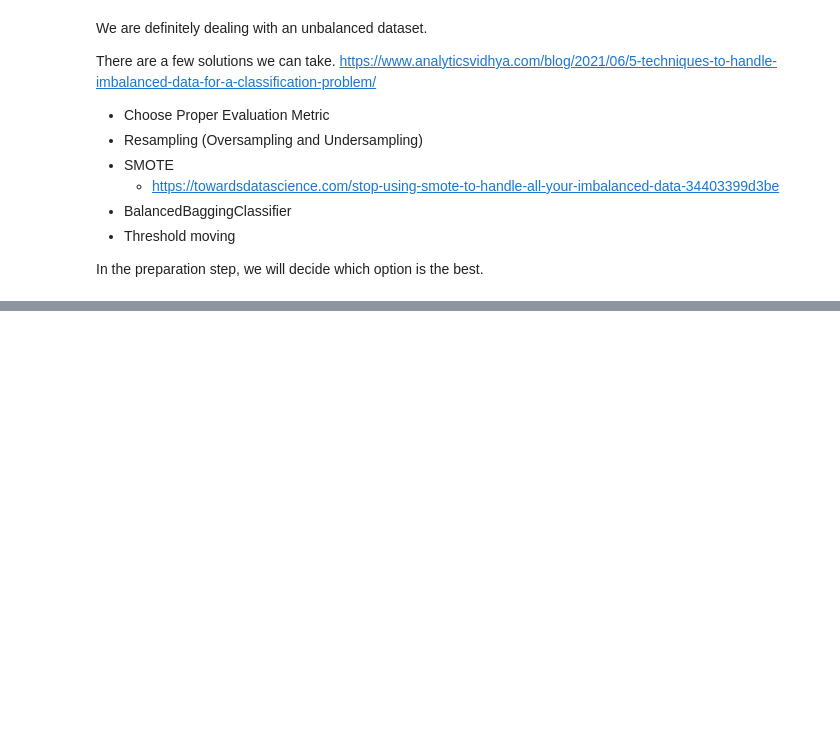
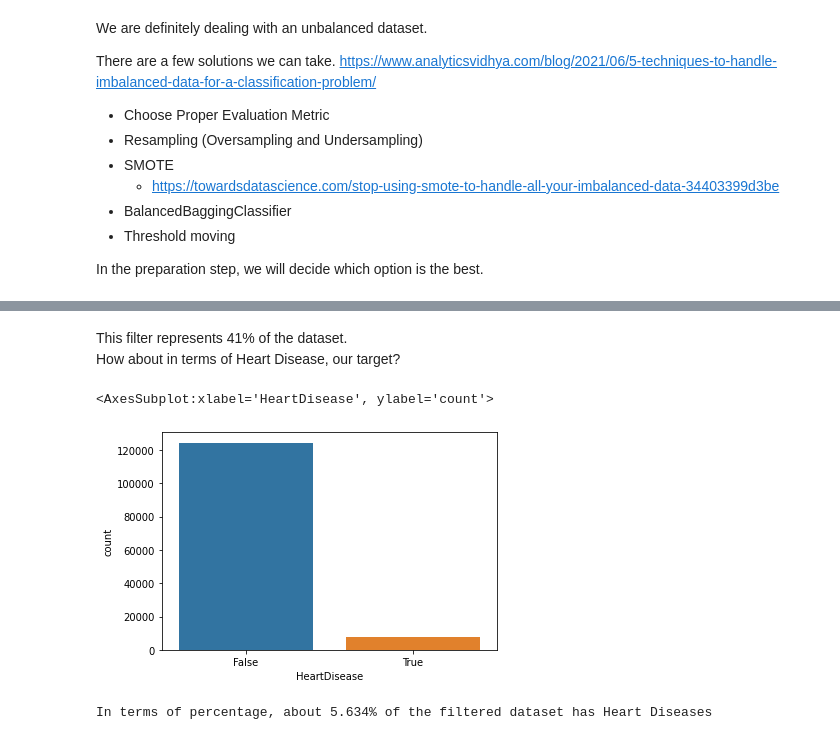
Before and after one commit to Portugapt/AAA-Explainability, a Jupyter notebook: source/1_preprocessing/1_heart-preprocess.ipynb, the cells around one changed output, grey strips where cells are left out. Cells and saved outputs as stored; diff of their text form; code cells hidden in the pictures; blank space fills up the shorter version.

```diff
--- a/source/1_preprocessing/1_heart-preprocess.ipynb
+++ b/source/1_preprocessing/1_heart-preprocess.ipynb
@@ -264,0 +377,5 @@ In the preparation step, we will decide which option is the best.
+# %%
+logging.info(f'Create filtered dataset with 6 features to False or 0')
+dfHeart_filter_1 = dfHeart_v1[(dfHeart_v1['AlcoholDrinking'] == False) & (dfHeart_v1['Stroke'] == False) & \
+                              (dfHeart_v1['KidneyDisease'] == False) & (dfHeart_v1['SkinCancer'] == False) & \
+                              (dfHeart_v1['MentalHealth'] == 0) & (dfHeart_v1['PhysicalHealth'] == 0)]
@@ -264,0 +402,12 @@ In the preparation step, we will decide which option is the best.
+# %% [markdown]
+This filter represents 41% of the dataset.
+How about in terms of Heart Disease, our target?
+# %%
+sns.countplot(x = dfHeart_filter_1['HeartDisease'])
+# %% [output]
+<AxesSubplot:xlabel='HeartDisease', ylabel='count'>
+[figure, added]
+# %%
+print(f'In terms of percentage, about {round(dfHeart_filter_1["HeartDisease"].sum()/dfHeart_filter_1["HeartDisease"].count()*100,3)}% of the filtered dataset has Heart Diseases')
+# %% [output]
+In terms of percentage, about 5.634% of the filtered dataset has Heart Diseases
```
Also changed, not shown: parts of 31 cells of this notebook.
